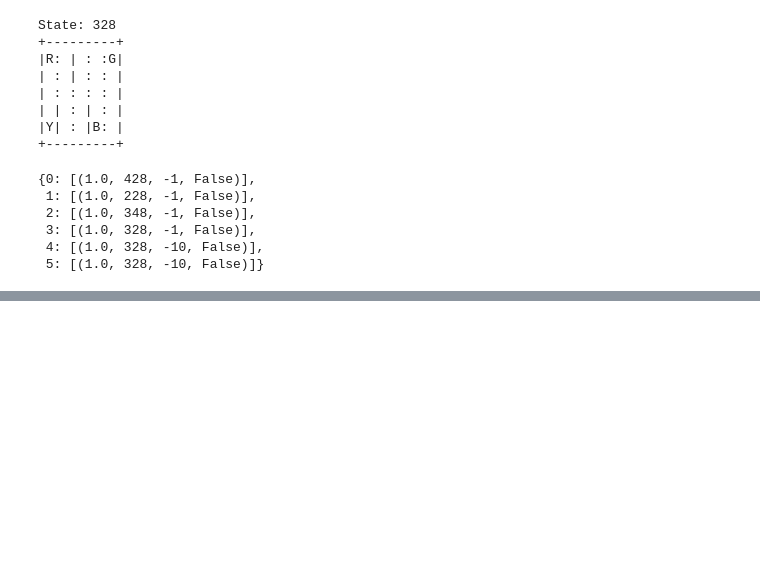
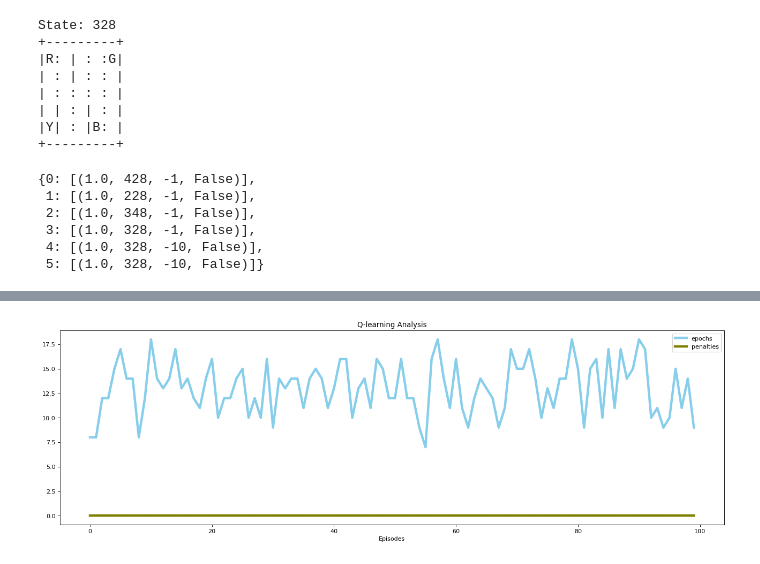
Before and after one commit to BAGLAT/Reinforcement-Learning-Artifical-Intelligence, a Jupyter notebook: AIDemo/gymdemo.ipynb, the cells around one changed output, grey strips where cells are left out. Saved outputs shown, nothing was run; the diff lists cells and outputs as text; code cells hidden in the pictures; blank space fills up the shorter version.

Commit message:
Added graphs for comparison

```diff
--- a/AIDemo/gymdemo.ipynb
+++ b/AIDemo/gymdemo.ipynb
@@ -106,20 +50,0 @@ Reward: -1
-# %%
-# Random Search
-env = gym.make("Taxi-v3")
-env.s = 328
-random_policy = np.ones([env.env.nS, env.env.nA]) / env.env.nA
-def random_policy_steps_count():
-    state = env.reset()
-    counter = 0
-    reward = None
-    while reward != 20:
-        state, reward, done, info = env.step(env.action_space.sample())
-        counter += 1
-    return counter
-
-counts = [random_policy_steps_count() for i in range(1000)]
-sns.distplot(counts)
-plt.title("Distribution of number of steps needed")
-
-print("An agent using Random search takes about an average of " + str(int(np.mean(counts)))
-      + " steps to successfully complete its mission.")
@@ -257,0 +202,4 @@ Reward: 20
+# %%
+episodes=100
+performance_matrix_b,frames_b=brute_force(episodes)
+performance_matrix_q,frames_q=q_learning(episodes)
@@ -257,0 +221,4 @@ Reward: 20
+# %%
+plot_performance("Q-learning Analysis",performance_matrix_q)
+# %% [output]
+[figure, added]
```
Also changed, not shown: parts of 12 cells of this notebook.
